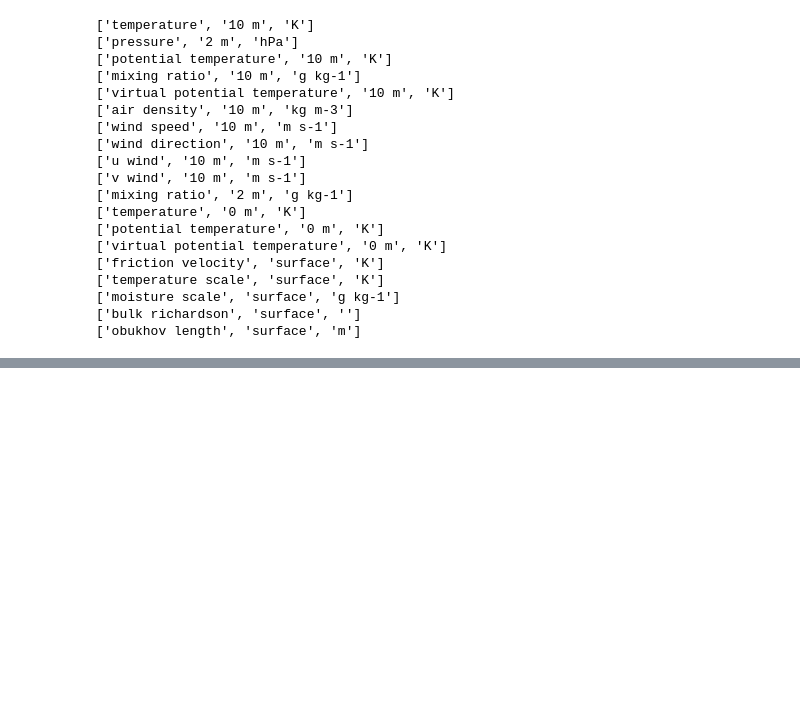
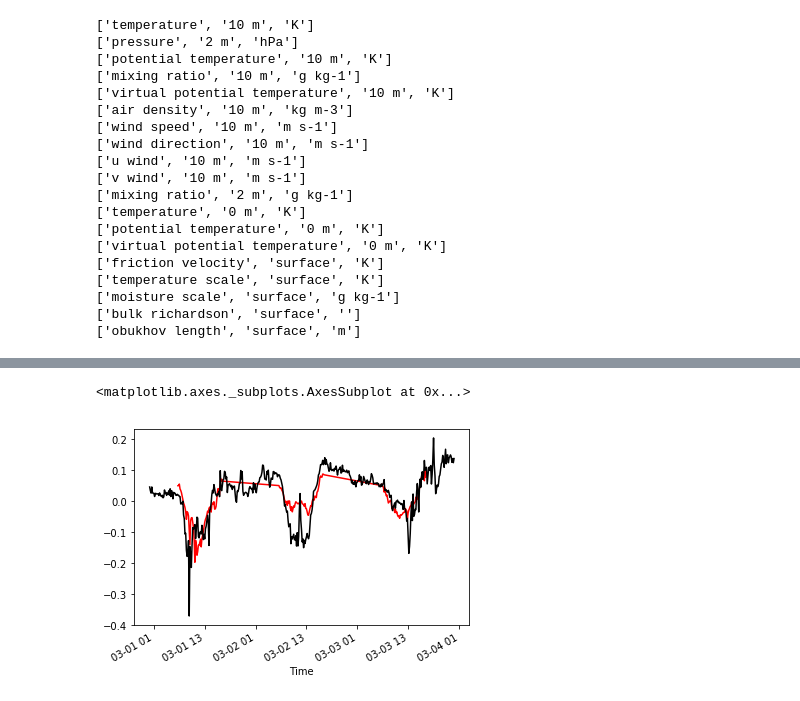
Before and after one commit to NCAR/mlsurfacelayer, a Jupyter notebook: notebooks/Cabauw_ML_Models.ipynb, the cells around one changed output, grey strips where cells are left out. Cells and saved outputs as stored; diff of their text form; code cells hidden in the pictures; blank space fills up the shorter version.

```diff
--- a/notebooks/Cabauw_ML_Models.ipynb
+++ b/notebooks/Cabauw_ML_Models.ipynb
@@ -149,0 +104,24 @@ np.count_nonzero(data["wind speed_10 m_m s-1"].values == 0)
+# %%
+input_columns = ['virtual potential temperature_10 m_K', "pressure_2 m_hPa", "mixing ratio_10 m_g kg-1",
+                 'wind speed_10 m_m s-1', 'u wind_10 m_m s-1', 'v wind_10 m_m s-1', 'mixing ratio_2 m_g kg-1',
+                'virtual potential temperature_0 m_K', 'bulk richardson_surface_', "zenith", "azimuth"]
+output_columns = ['friction velocity_surface_K','temperature scale_surface_K', 'moisture scale_surface_g kg-1',]
+# %%
+@delayed
+def rmse(preds, obs):
+    return np.sqrt(np.mean((preds - obs) ** 2))
+
+@delayed
+def train_rf(num_trees, train_data, input_columns, output_column):
+    rf = RandomForestRegressor(n_estimators=num_trees, n_jobs=1)
+    rf.fit(train_data[input_columns], train_data[[output_column]])
+    return rf
+
+@delayed
+def test_rf(rf, test_data, input_columns):
+    return rf.predict(test_data[input_columns])
+# %%
+num_trees = [20, 25, 30, 35]
+res = []
+for nt in num_trees:
+    res.append(client.submit(train_rf, nt, remote_train, remote_test, input_columns, output_columns[1]))
@@ -149,0 +130,8 @@ np.count_nonzero(data["wind speed_10 m_m s-1"].values == 0)
+# %%
+num_trees = [20, 25, 30, 35]
+res = []
+for nt in num_trees:
+    rf = train_rf(nt, train_data, input_columns, output_columns[1])
+    rf_preds = test_rf(rf, test_data, input_columns)
+    res.append(rmse(rf_preds, test_data[output_columns[1]]))
+delayed(np.mean)(res).compute()
@@ -149,0 +258,6 @@ np.count_nonzero(data["wind speed_10 m_m s-1"].values == 0)
+# %%
+rf_preds.loc["2014-03-01":"2014-03-03","temperature scale_surface_K"].plot(color="red")
+test_data.loc["2014-03-01":"2014-03-03", "temperature scale_surface_K"].plot(color="k")
+# %% [output]
+<matplotlib.axes._subplots.AxesSubplot at 0x...>
+[figure, added]
```
Also changed, not shown: parts of 45 cells of this notebook, 3 other files.
